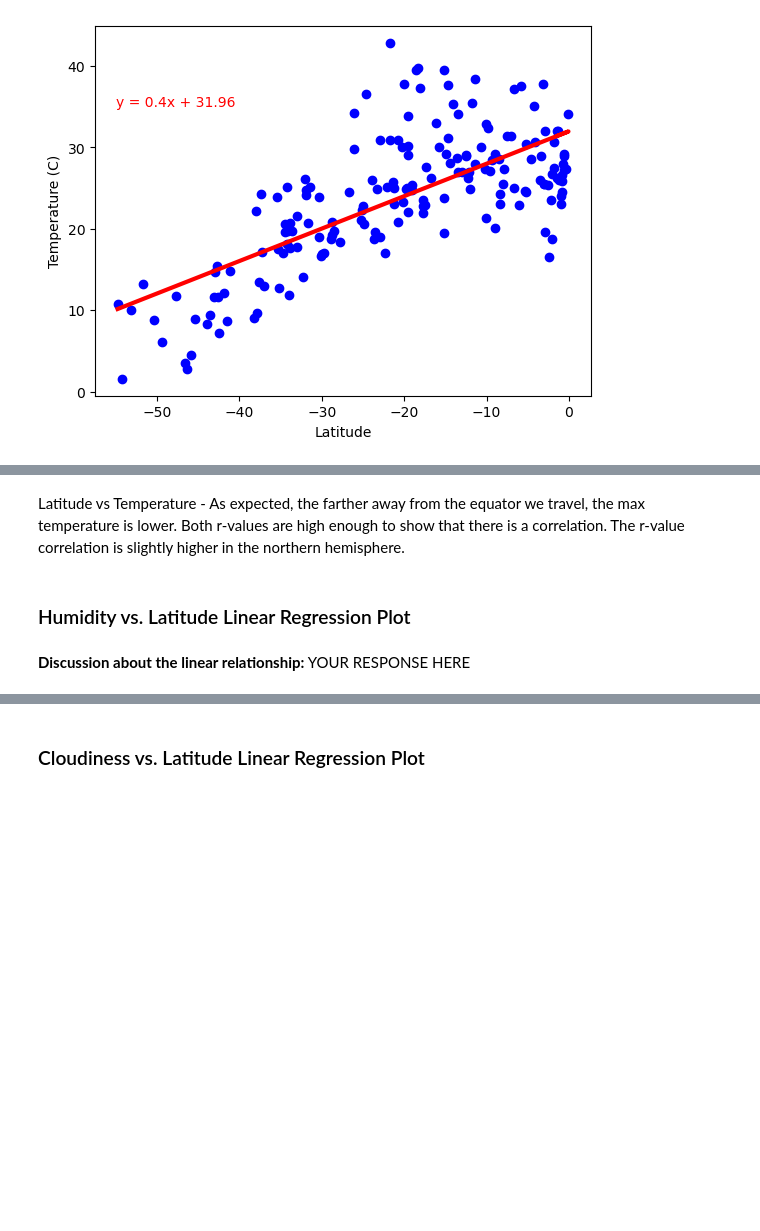
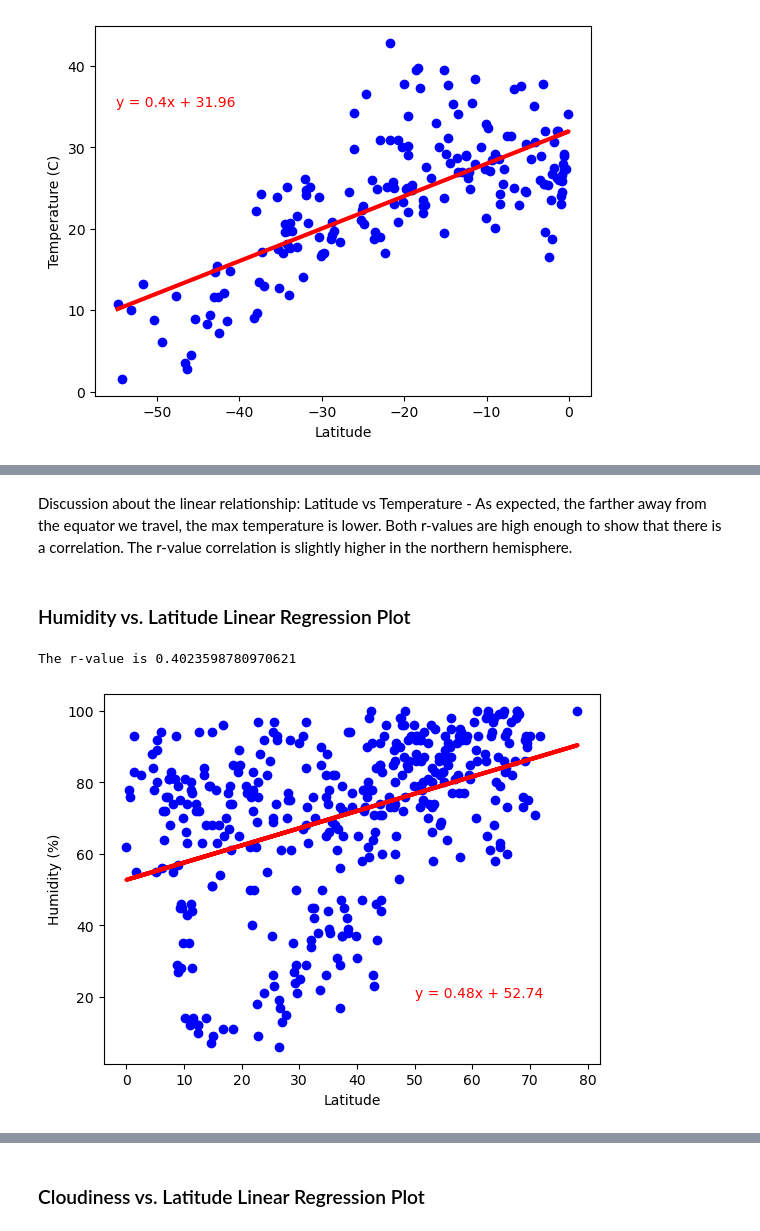
Before and after one commit to RaeAnnG/python-api-challenge, a Jupyter notebook: starter_code/WeatherPy.RG.ipynb, the cells around one changed output, grey strips where cells are left out. Saved outputs shown, nothing was run; the diff lists cells and outputs as text; code cells hidden in the pictures; blank space fills up the shorter version.

```diff
--- a/starter_code/WeatherPy.RG.ipynb
+++ b/starter_code/WeatherPy.RG.ipynb
@@ -365,4 +362,5 @@ The r-value is 0.7073525998526049
 # %% [markdown]
+Discussion about the linear relationship:
 Latitude vs Temperature - As expected, the farther away from the equator we travel, the max temperature is lower.  Both r-values are high enough to show that there is a correlation.  The r-value correlation is slightly higher in the northern hemisphere.
 # %% [markdown]
 ### Humidity vs. Latitude Linear Regression Plot
@@ -375,2 +367,9 @@ Latitude vs Temperature - As expected, the farther away from the equator we trav
-# %% [markdown]
-**Discussion about the linear relationship:** YOUR RESPONSE HERE
+# %%
+# Northern Hemisphere
+x_plot = northern_hemi_df["Lat"]
+y_plot = northern_hemi_df["Humidity"]
+linearRegression(x_plot, y_plot, 50, 20, "Humidity (%)")
+plt.savefig("output_data/Fig7.png",dpi=300, bbox_inches = "tight")
+# %% [output]
+The r-value is 0.4023598780970621
+[figure, added]
```
Also changed, not shown: parts of 18 cells of this notebook, 2 other files.
